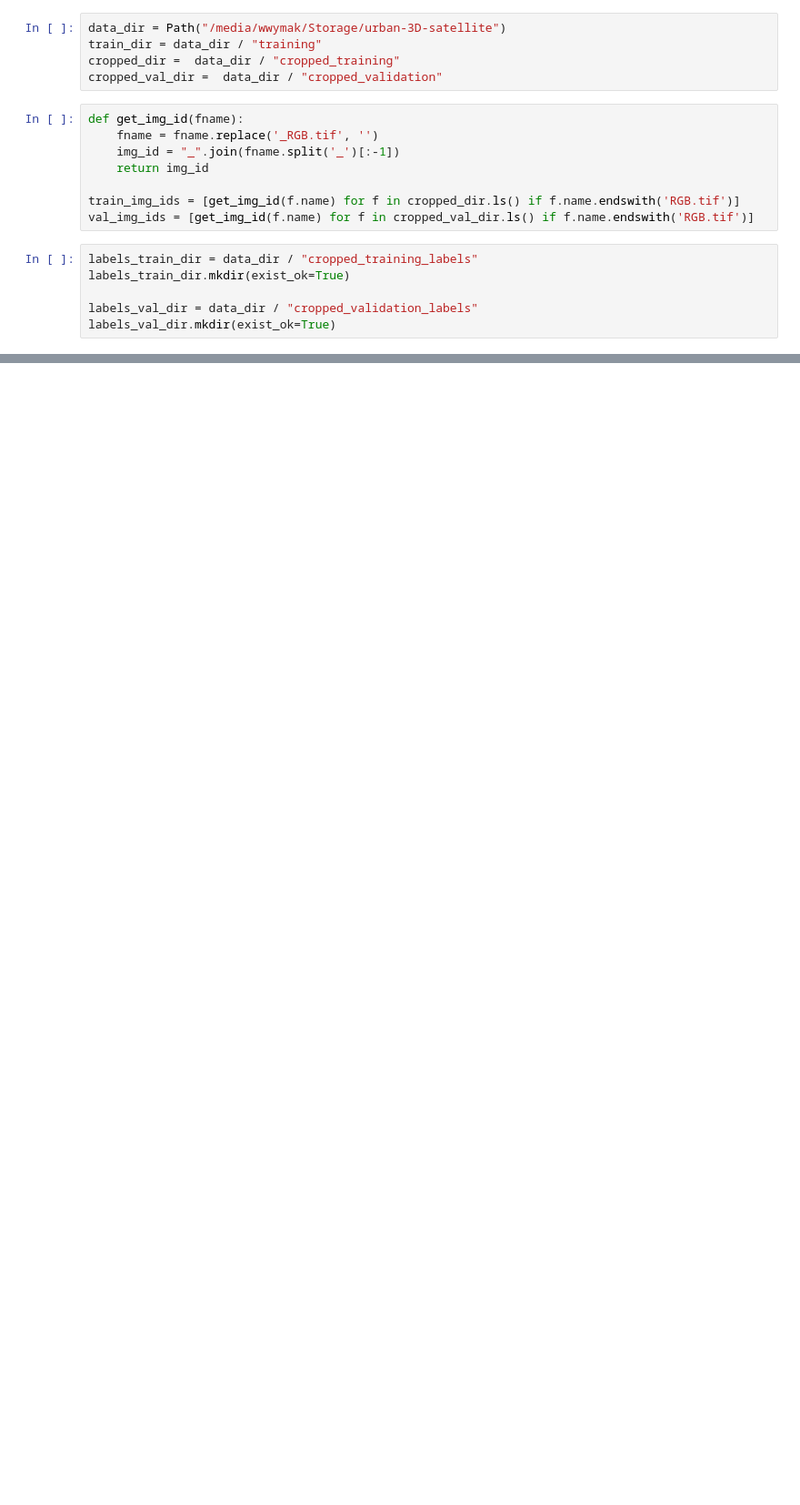
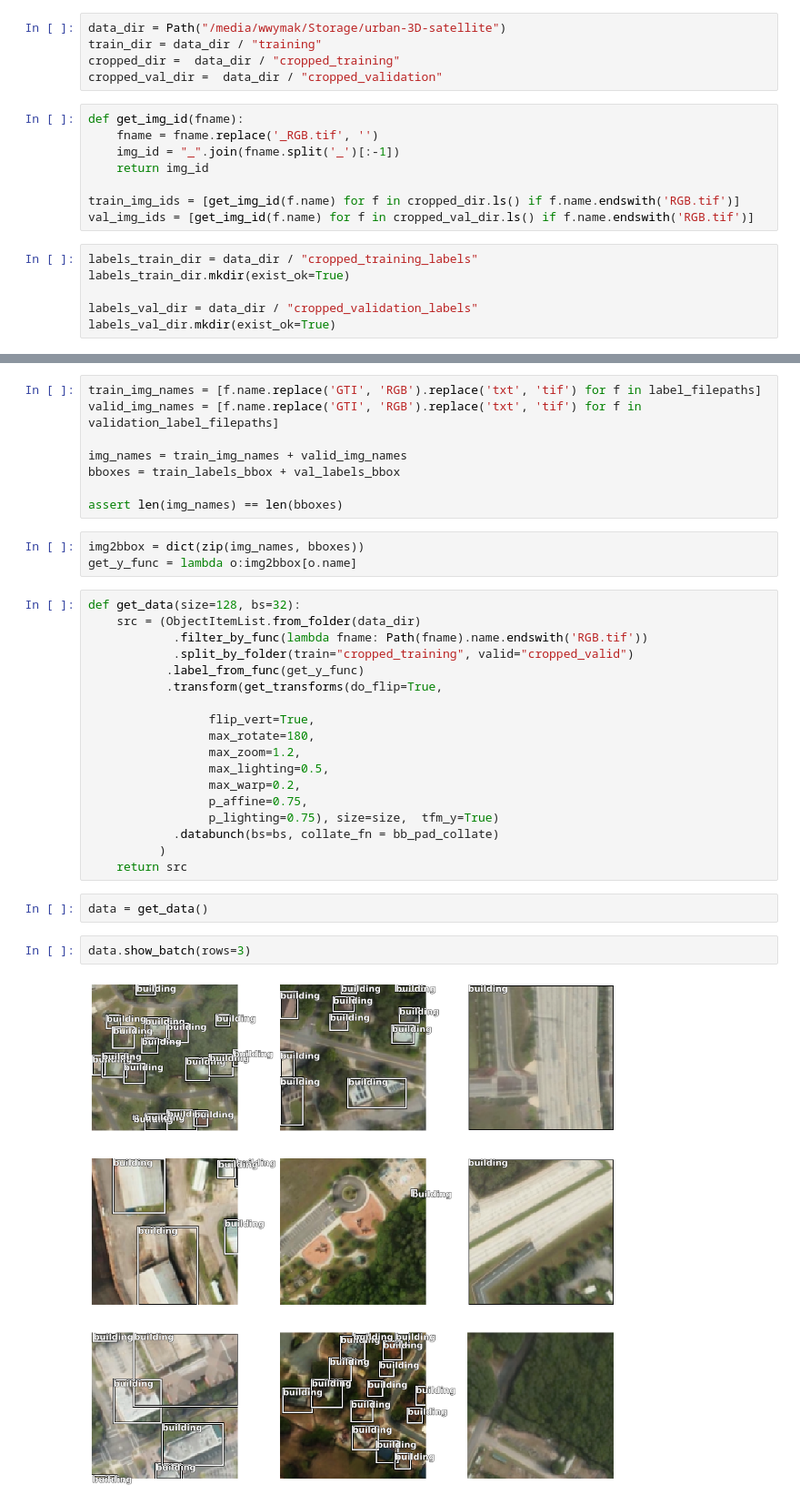
Before and after one commit to wwymak/spacenet-buildings, a Jupyter notebook: object detection approach.ipynb, the cells around one changed output, grey strips where cells are left out. Shown at 91% size. Saved outputs shown, nothing was run; the diff lists cells and outputs as text; blank space fills up the shorter version.

Commit message:
fastai object detect pipeline

```diff
--- a/object detection approach.ipynb
+++ b/object detection approach.ipynb
@@ -77,0 +164,35 @@ Wall time: 3.8 s
+# %%
+train_img_names = [f.name.replace('GTI', 'RGB').replace('txt', 'tif') for f in label_filepaths]
+valid_img_names = [f.name.replace('GTI', 'RGB').replace('txt', 'tif') for f in validation_label_filepaths]
+
+img_names = train_img_names + valid_img_names
+bboxes = train_labels_bbox + val_labels_bbox
+
+assert len(img_names) == len(bboxes)
+# %%
+img2bbox = dict(zip(img_names, bboxes))
+get_y_func = lambda o:img2bbox[o.name]
+# %%
+def get_data(size=128, bs=32):
+    src = (ObjectItemList.from_folder(data_dir)
+            .filter_by_func(lambda fname: Path(fname).name.endswith('RGB.tif'))
+            .split_by_folder(train="cropped_training", valid="cropped_valid")
+           .label_from_func(get_y_func)
+           .transform(get_transforms(do_flip=True,
+
+                 flip_vert=True,
+                 max_rotate=180,
+                 max_zoom=1.2,
+                 max_lighting=0.5,
+                 max_warp=0.2,
+                 p_affine=0.75,
+                 p_lighting=0.75), size=size,  tfm_y=True)
+            .databunch(bs=bs, collate_fn = bb_pad_collate)
+          )
+    return src
+# %%
+data = get_data()
+# %%
+data.show_batch(rows=3)
+# %% [output]
+[figure, added]
```
Also changed, not shown: parts of 19 cells of this notebook.
